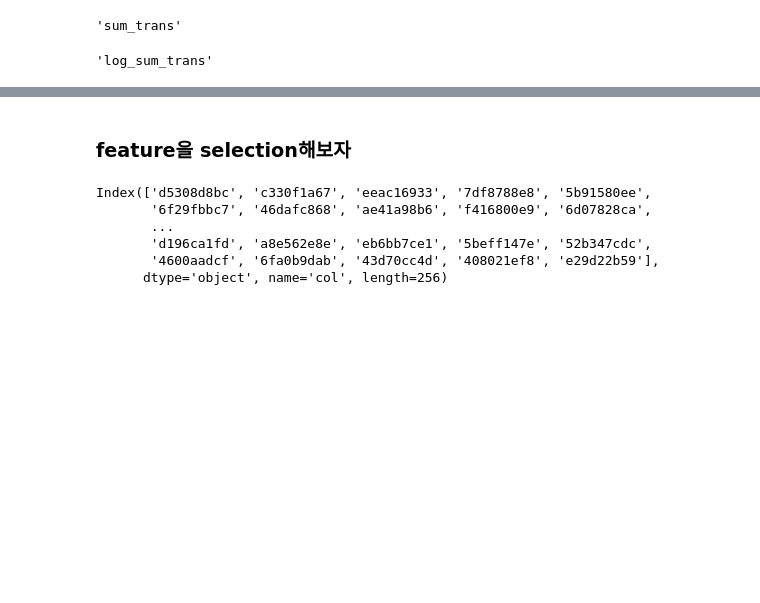
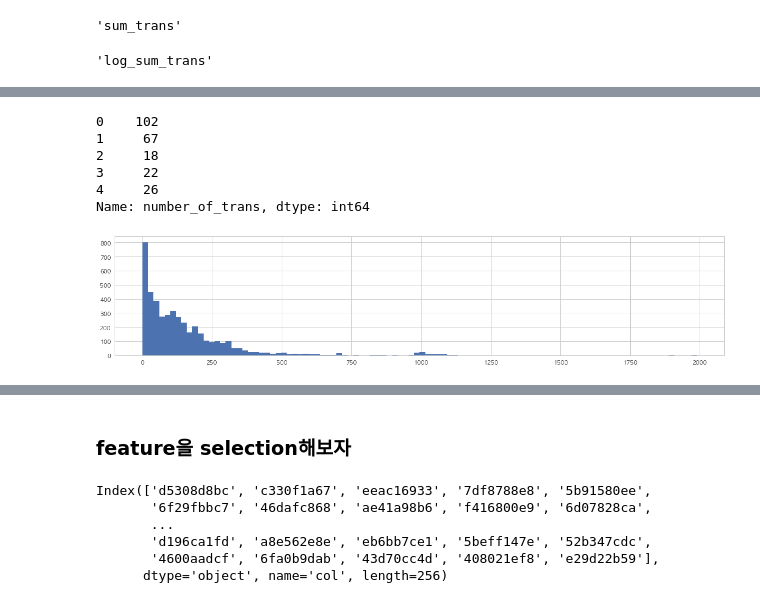
Before and after one commit to junwoopark92/2018-NAVER-DSC, a Jupyter notebook: explorer_data.ipynb, the cells around one changed output, grey strips where cells are left out. Drawn from its saved outputs; the diff is of its cells as text; code cells hidden in the pictures; blank space fills up the shorter version.

Commit message:
sum and the number of trans feature added

```diff
--- a/explorer_data.ipynb
+++ b/explorer_data.ipynb
@@ -344,0 +349,15 @@ feature
+# %%
+value = train_df.drop(['ID','target','log_target','sum_trans','log_sum_trans'],axis=1)
+train_df['number_of_trans'] = value.apply(lambda row: np.sum([1 for col in row if col > 0]),axis=1)
+train_df['number_of_trans'].head()
+# %% [output]
+0    102
+1     67
+2     18
+3     22
+4     26
+Name: number_of_trans, dtype: int64
+# %%
+_ = train_df['number_of_trans'].hist(bins=100)
+# %% [output]
+[figure, added]
```
Also changed, not shown: parts of 11 cells of this notebook.
